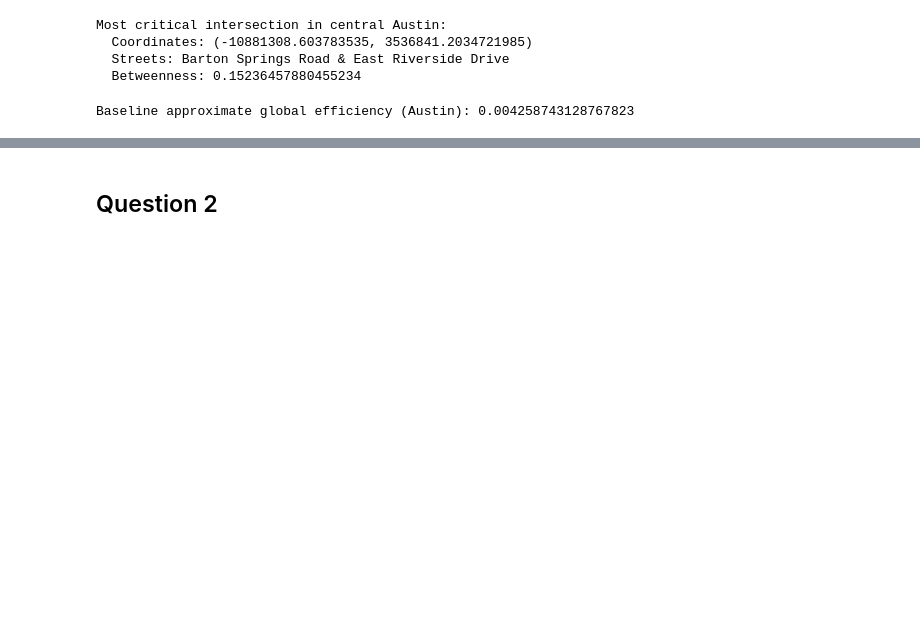
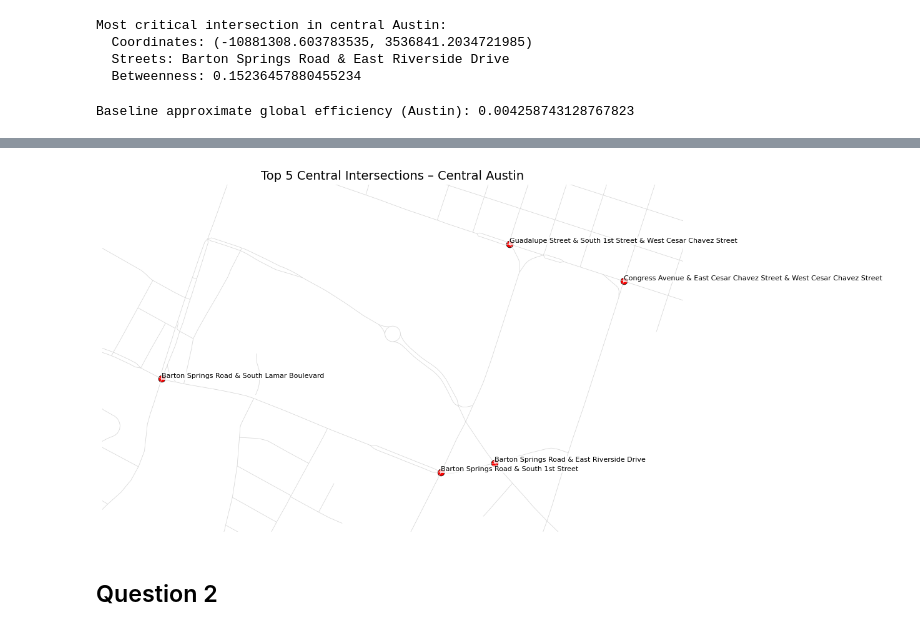
Before and after one commit to lauren-fuller/STAT-636-Texas-Roads, a Jupyter notebook: STAT_636_Final.ipynb, the cells around one changed output, grey strips where cells are left out. Cells and saved outputs as stored; diff of their text form; code cells hidden in the pictures; blank space fills up the shorter version.

```diff
--- a/STAT_636_Final.ipynb
+++ b/STAT_636_Final.ipynb
@@ -141,7 +60,0 @@ Average in-degree (main component): 1.4725431423333237
-# %%
-deg = dict(G_main.degree())
-deg_cent = nx.degree_centrality(G_main)
-
-top_deg = sorted(deg_cent.items(), key=lambda x: x[1], reverse=True)[:20]
-for node, val in top_deg:
-    print("node:", node, "degree:", deg[node], "degree centrality:", val)
@@ -238,12 +60,0 @@ edges_gdf = gpd.GeoDataFrame(edge_records, geometry="geometry", crs="EPSG:3857")
-# %%
-# Turn bet dict into a GeoDataFrame
-node_records = []
-for (x, y), val in top_bet:  # top_bet from above
-    node_records.append({
-        "x": x,
-        "y": y,
-        "betweenness": val,
-        "geometry": Point(x, y),
-    })
-
-nodes_top_bet = gpd.GeoDataFrame(node_records, geometry="geometry", crs="EPSG:3857")
@@ -1373,3 +494,54 @@ top_close_austin[
+# %%
+import matplotlib.pyplot as plt
+
+# Sort hubs by overall centrality score and take top 5
+gdf_hubs_sorted_austin = gdf_hubs_unique_austin.sort_values(
+    "centrality_score",
+    ascending=False
+)
+top5_austin = gdf_hubs_sorted_austin.head(5).copy()
+
+fig, ax = plt.subplots(figsize=(12, 12))
+
+# 1) Background: central Austin road network
+roads_3857.plot(ax=ax, color="lightgray", linewidth=0.5)
+
+# 2) Overlay: top 5 central intersections (big red points)
+top5_austin.plot(
+    ax=ax,
+    color="red",
+    markersize=60,
+    edgecolor="black",
+    linewidth=0.5
+)
+
+# 3) Label each point with its intersection name
+for _, row in top5_austin.iterrows():
+    x = row.geometry.x
+    y = row.geometry.y
+    label = row["intersection_names"]
+    ax.text(
+        x, y,
+        label,
+        fontsize=8,
+        ha="left",
+        va="bottom",
+        color="black",
+        bbox=dict(facecolor="white", edgecolor="none", alpha=0.7, pad=1.0),
+    )
+
+# 4) Zoom in around the top hubs
+minx, miny, maxx, maxy = top5_austin.total_bounds
+pad = 200  # meters of padding around the hubs
+ax.set_xlim(minx - pad, maxx + pad)
+ax.set_ylim(miny - pad, maxy + pad)
+
+ax.set_title("Top 5 Central Intersections – Central Austin", fontsize=14)
+ax.set_axis_off()
+
+plt.show()
+# %% [output]
+[figure, added]
 # %% [markdown]
 ## Question 2
 # %% [markdown]
```
Also changed, not shown: parts of 61 cells of this notebook.
